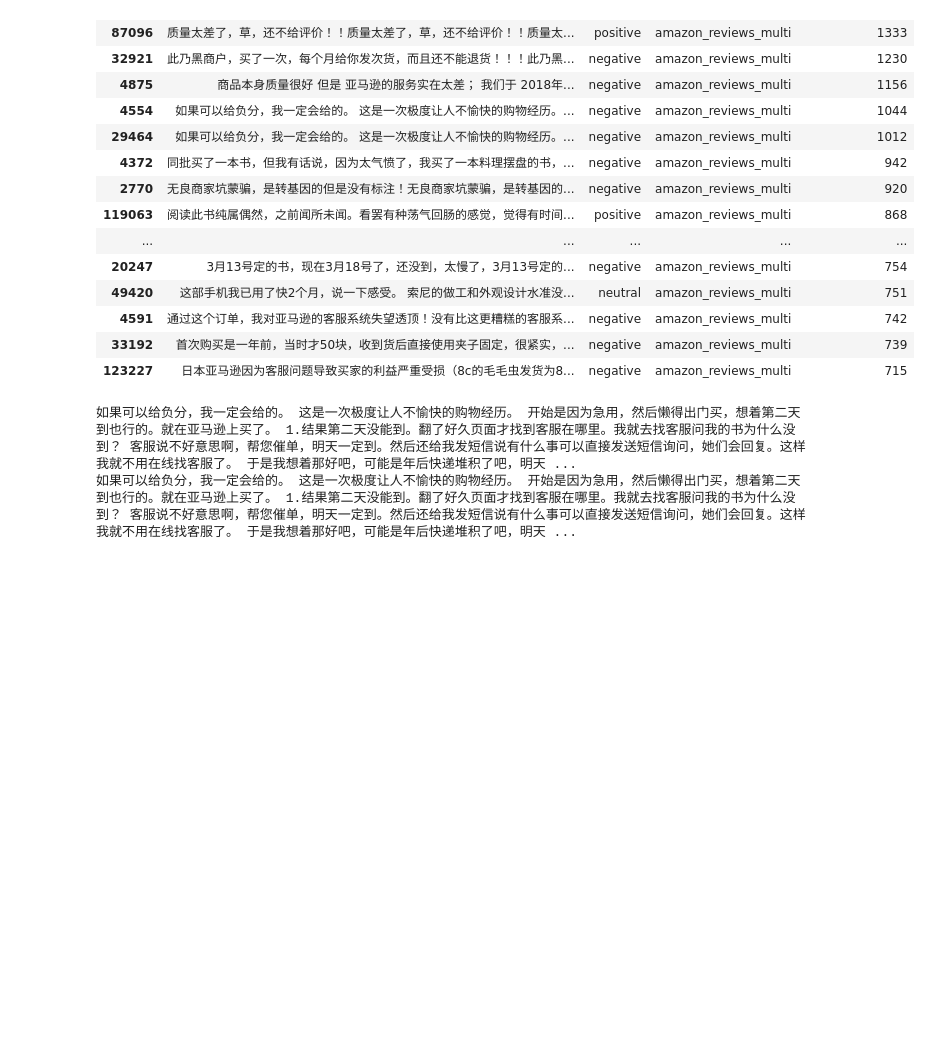
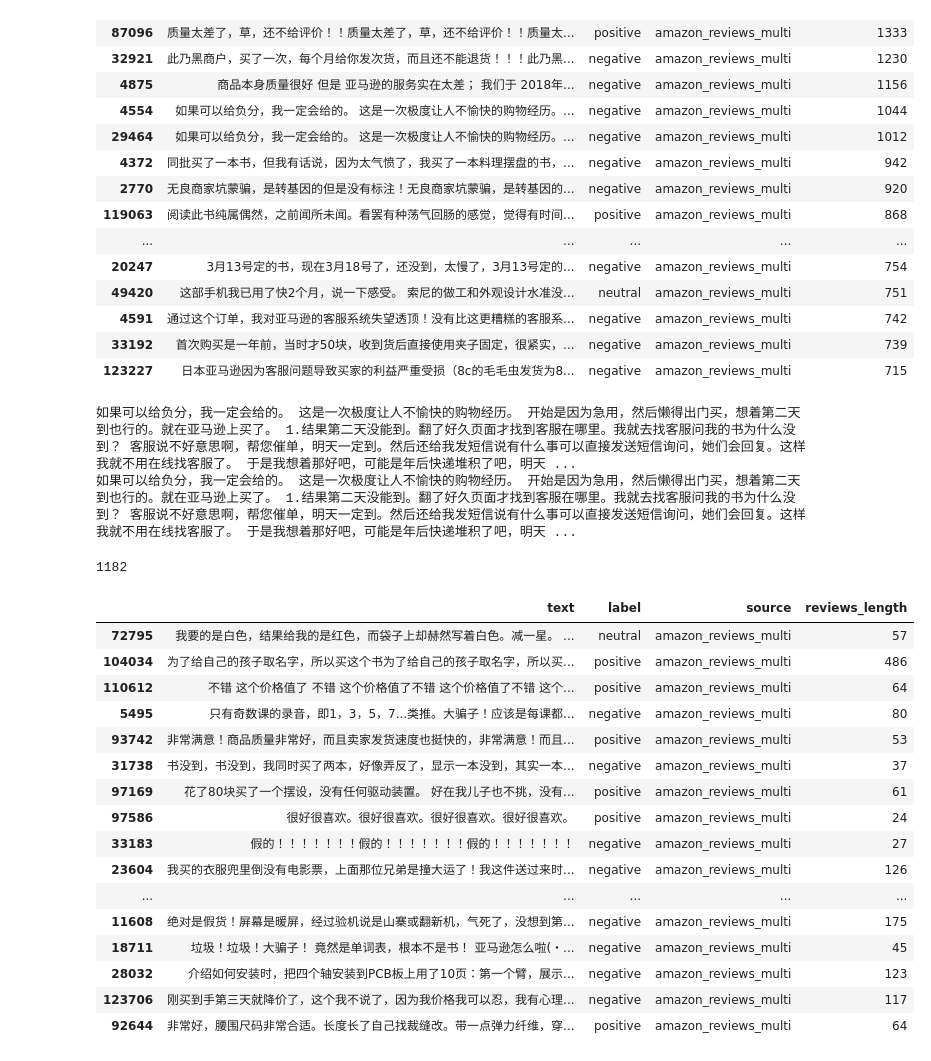
Before and after one commit to gretabarrale/chinese_amazon_reviews_analysis, a Jupyter notebook: eda_cleaning.ipynb, the cells around one changed output. Drawn from its saved outputs; the diff is of its cells as text; code cells hidden in the pictures; blank space fills up the shorter version.

Commit message:
documented repetition patterns through samples to define a stricter spam criterion

```diff
--- a/eda_cleaning.ipynb
+++ b/eda_cleaning.ipynb
@@ -180,3 +180,37 @@ def spam_review(text):
         else:
             already_seen.append(piece)
     return False
+# %%
+# Checking how many reviews contain internal repetition.
+
+repetition_results = []
+for text in df['text']:
+    result = spam_review(text)
+    repetition_results.append(result)
+
+
+repeated_count = sum(repetition_results)
+print(repeated_count)
+# %% [output]
+1182
+# %%
+# Sample 1 of flagged reviews, to explore the composition of internal repetition cases.
+df[repetition_results].sample(20, random_state=42)
+# %% [output]
+|  | text | label | source | reviews_length |
+| 72795 | 我要的是白色，结果给我的是红色，而袋子上却赫然写着白色。减一星。 ... | neutral | amazon_reviews_multi | 57 |
+| 104034 | 为了给自己的孩子取名字，所以买这个书为了给自己的孩子取名字，所以买... | positive | amazon_reviews_multi | 486 |
+| 110612 | 不错 这个价格值了 不错 这个价格值了不错 这个价格值了不错 这个... | positive | amazon_reviews_multi | 64 |
+| 5495 | 只有奇数课的录音，即1，3，5，7...类推。大骗子！应该是每课都... | negative | amazon_reviews_multi | 80 |
+| 93742 | 非常满意！商品质量非常好，而且卖家发货速度也挺快的，非常满意！而且... | positive | amazon_reviews_multi | 53 |
+| 31738 | 书没到，书没到，我同时买了两本，好像弄反了，显示一本没到，其实一本... | negative | amazon_reviews_multi | 37 |
+| 97169 | 花了80块买了一个摆设，没有任何驱动装置。 好在我儿子也不挑，没有... | positive | amazon_reviews_multi | 61 |
+| 97586 | 很好很喜欢。很好很喜欢。很好很喜欢。很好很喜欢。 | positive | amazon_reviews_multi | 24 |
+| 33183 | 假的！！！！！！！假的！！！！！！！假的！！！！！！！ | negative | amazon_reviews_multi | 27 |
+| 23604 | 我买的衣服兜里倒没有电影票，上面那位兄弟是撞大运了！我这件送过来时... | negative | amazon_reviews_multi | 126 |
+| ... | ... | ... | ... | ... |
+| 11608 | 绝对是假货！屏幕是暖屏，经过验机说是山寨或翻新机，气死了，没想到第... | negative | amazon_reviews_multi | 175 |
+| 18711 | 垃圾！垃圾！大骗子！ 竟然是单词表，根本不是书！ 亚马逊怎么啦(・... | negative | amazon_reviews_multi | 45 |
+| 28032 | 介绍如何安装时，把四个轴安装到PCB板上用了10页：第一个臂，展示... | negative | amazon_reviews_multi | 123 |
+| 123706 | 刚买到手第三天就降价了，这个我不说了，因为我价格我可以忍，我有心理... | negative | amazon_reviews_multi | 117 |
+| 92644 | 非常好，腰围尺码非常合适。长度长了自己找裁缝改。带一点弹力纤维，穿... | positive | amazon_reviews_multi | 64 |
```
Also changed, not shown: parts of 10 cells of this notebook.
